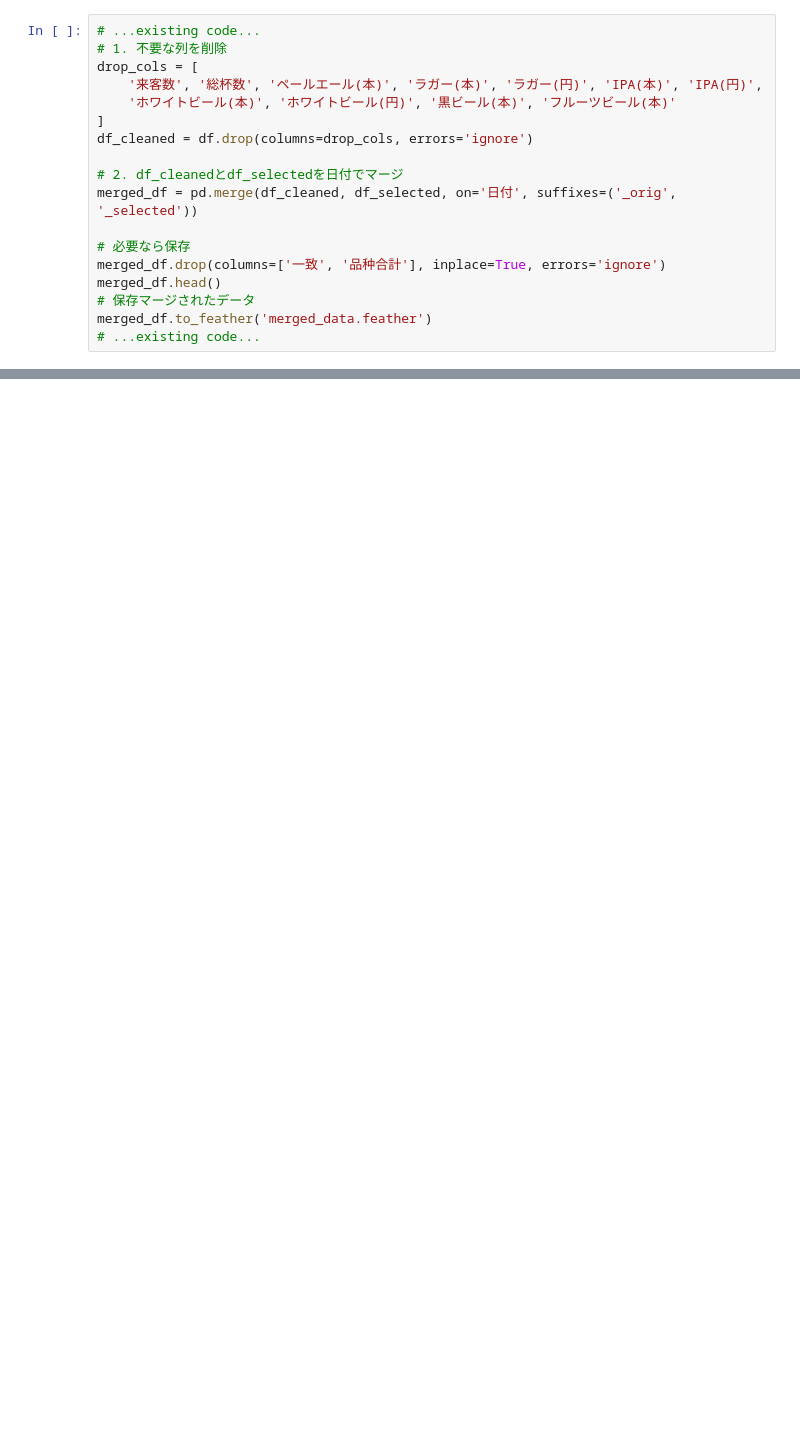
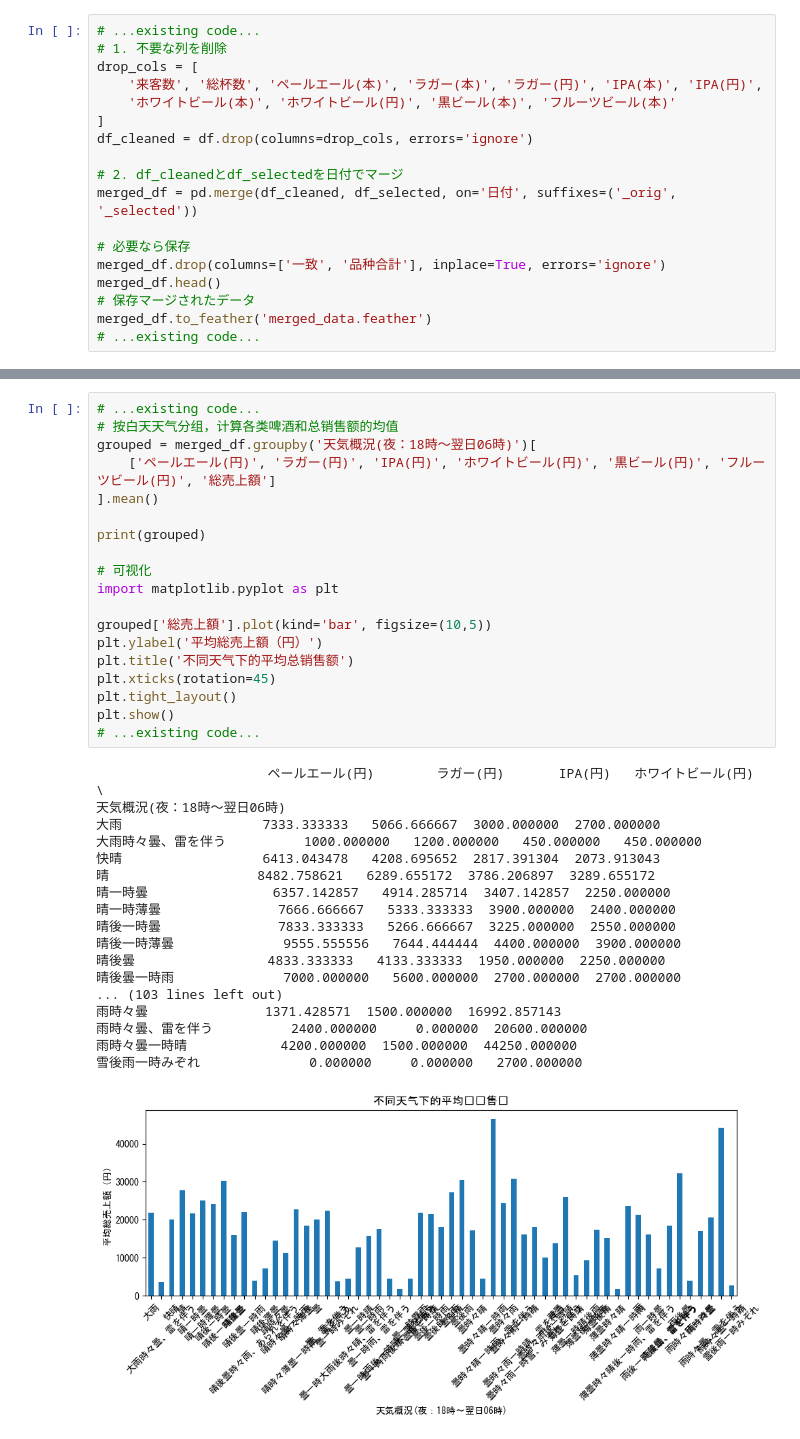
Before and after one commit to AICloud-TeamE/Python-AI, a Jupyter notebook: data_pipeline.ipynb, the cells around one changed output, grey strips where cells are left out. Cells and saved outputs as stored; diff of their text form; blank space fills up the shorter version.

```diff
--- a/data_pipeline.ipynb
+++ b/data_pipeline.ipynb
@@ -208,0 +233,38 @@ sales_cols = [
+# %%
+# ...existing code...
+# 按白天天气分组，计算各类啤酒和总销售额的均值
+grouped = merged_df.groupby('天気概況(夜：18時～翌日06時)')[
+    ['ペールエール(円)', 'ラガー(円)', 'IPA(円)', 'ホワイトビール(円)', '黒ビール(円)', 'フルーツビール(円)', '総売上額']
+].mean()
+
+print(grouped)
+
+# 可视化
+import matplotlib.pyplot as plt
+
+grouped['総売上額'].plot(kind='bar', figsize=(10,5))
+plt.ylabel('平均総売上額（円）')
+plt.title('不同天气下的平均总销售额')
+plt.xticks(rotation=45)
+plt.tight_layout()
+plt.show()
+# ...existing code...
+# %% [output]
+                      ペールエール(円)        ラガー(円)       IPA(円)   ホワイトビール(円)  \
+天気概況(夜：18時～翌日06時)
+大雨                  7333.333333   5066.666667  3000.000000  2700.000000
+大雨時々曇、雷を伴う          1000.000000   1200.000000   450.000000   450.000000
+快晴                  6413.043478   4208.695652  2817.391304  2073.913043
+晴                   8482.758621   6289.655172  3786.206897  3289.655172
+晴一時曇                6357.142857   4914.285714  3407.142857  2250.000000
+晴一時薄曇               7666.666667   5333.333333  3900.000000  2400.000000
+晴後一時曇               7833.333333   5266.666667  3225.000000  2550.000000
+晴後一時薄曇              9555.555556   7644.444444  4400.000000  3900.000000
+晴後曇                 4833.333333   4133.333333  1950.000000  2250.000000
+晴後曇一時雨              7000.000000   5600.000000  2700.000000  2700.000000
+... (103 lines left out)
+雨時々曇               1371.428571  1500.000000  16992.857143
+雨時々曇、雷を伴う          2400.000000     0.000000  20600.000000
+雨時々曇一時晴            4200.000000  1500.000000  44250.000000
+雪後雨一時みぞれ              0.000000     0.000000   2700.000000
+[figure, added]
```
Also changed, not shown: parts of 15 cells of this notebook.
